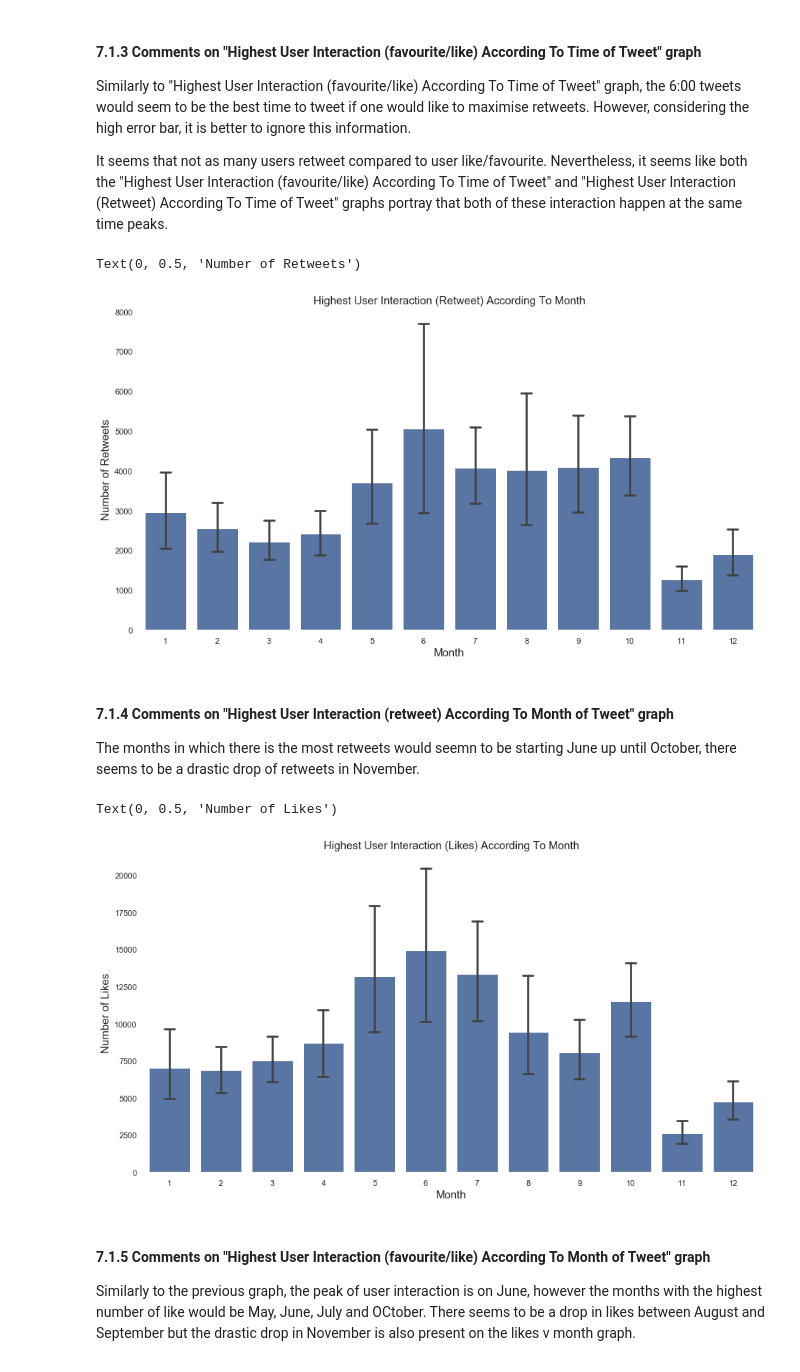
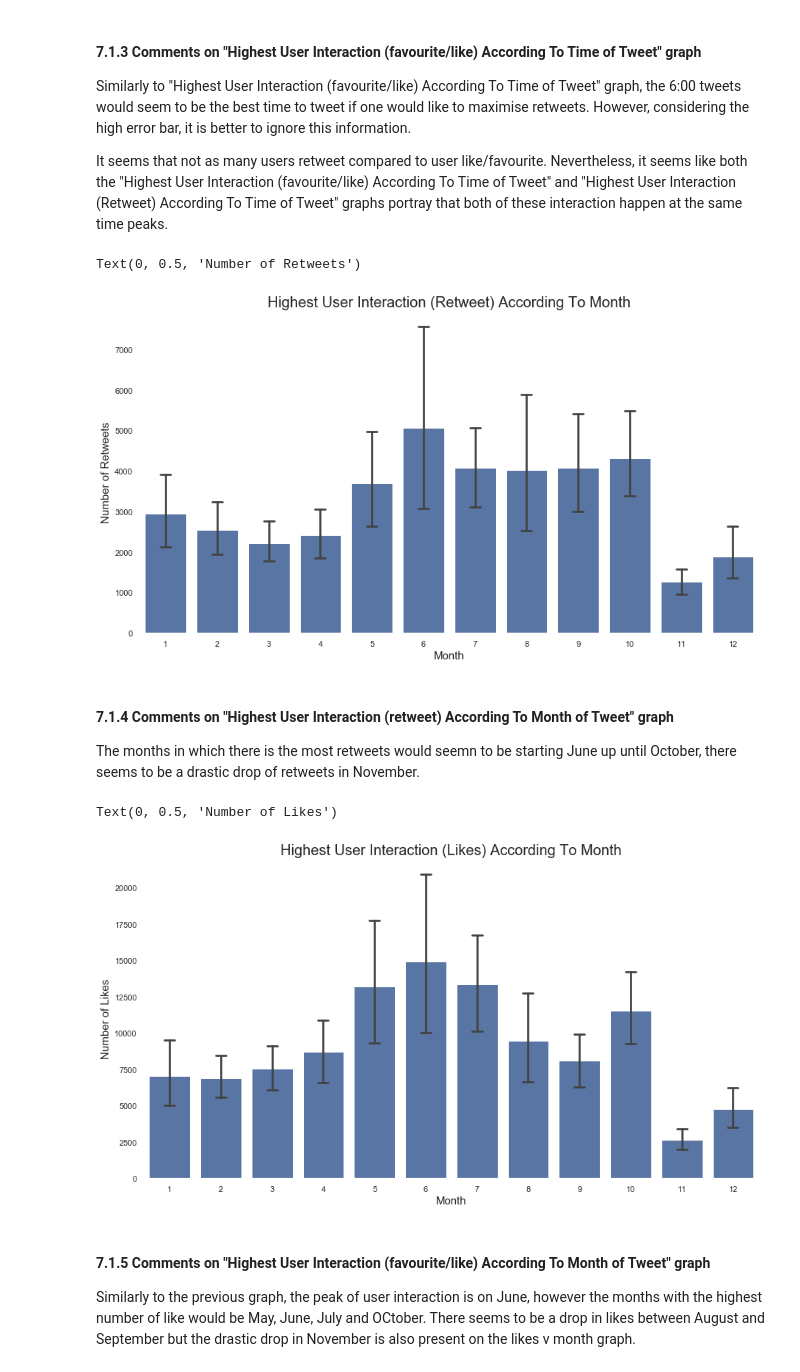
Before and after one commit to Mannygcg/Analysis-of-WeRateDogs-Twitter-Account, a Jupyter notebook: @WeRateDogs Twitter Archive - A Data Wrangling Project.ipynb, the cells around one changed output. Drawn from its saved outputs; the diff is of its cells as text; code cells hidden in the pictures.

```diff
--- a/@WeRateDogs Twitter Archive - A Data Wrangling Project.ipynb
+++ b/@WeRateDogs Twitter Archive - A Data Wrangling Project.ipynb
@@ -1243,24 +1232,24 @@ Similarly to "Highest User Interaction (favourite/like) According To Time of Twe
 It seems that not as many users retweet compared to user like/favourite. Nevertheless, it seems like both the "Highest User Interaction (favourite/like) According To Time of Tweet" and "Highest User Interaction (Retweet) According To Time of Tweet" graphs portray that both of these interaction happen at the same time peaks.
 # %%
 tw_rtvm = sns.barplot(x ='t_month',y='retweet_count',data=tw_DF, capsize=0.2, color=base_color)
-tw_rtvm.set_title("Highest User Interaction (Retweet) According To Month", fontsize = 15)
+tw_rtvm.set_title("Highest User Interaction (Retweet) According To Month", fontsize = 20)
 tw_rtvm.set_xlabel("Month", fontsize = 15)
 tw_rtvm.set_ylabel("Number of Retweets", fontsize = 15)
 # %% [output]
 Text(0, 0.5, 'Number of Retweets')
-[figure, old version]
+[figure, new version]
 # %% [markdown]
 #### 7.1.4 Comments on "Highest User Interaction (retweet) According To Month of Tweet" graph
 
 The months in which there is the most retweets would seemn to be starting June up until October, there seems to be a drastic drop of retweets in November.
 # %%
 tw_lvm = sns.barplot(x ='t_month',y='favorite_count',data=tw_DF, capsize=0.2, color = base_color)
-tw_lvm.set_title("Highest User Interaction (Likes) According To Month", fontsize = 15)
+tw_lvm.set_title("Highest User Interaction (Likes) According To Month", fontsize = 20)
 tw_lvm.set_xlabel("Month", fontsize = 15)
 tw_lvm.set_ylabel("Number of Likes", fontsize = 15)
 # %% [output]
 Text(0, 0.5, 'Number of Likes')
-[figure, old version]
+[figure, new version]
 # %% [markdown]
 #### 7.1.5 Comments on "Highest User Interaction (favourite/like) According To Month of Tweet" graph
 
```
Also changed, not shown: parts of 11 cells of this notebook, 2 other files.
